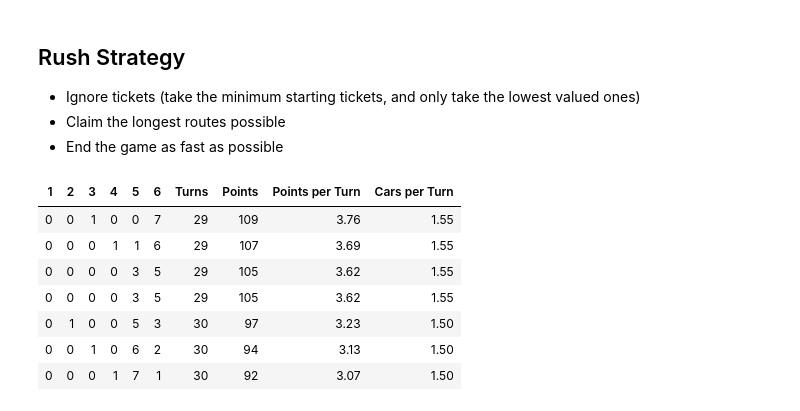
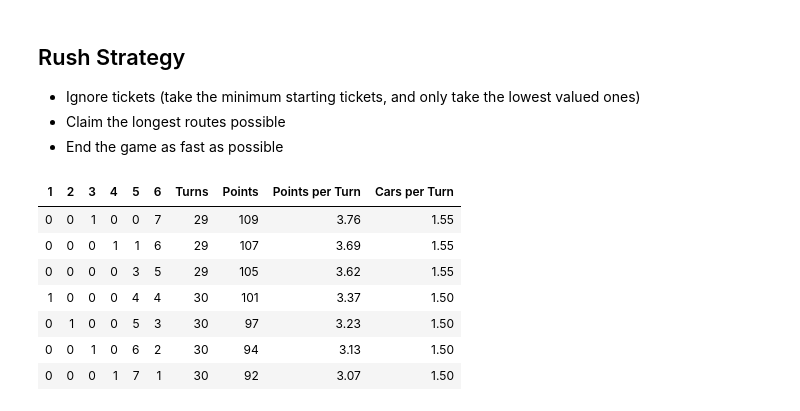
Before and after one commit to jbadlato/jbadlato.github.io, a Jupyter notebook: ticket-to-ride.ipynb, the cells around one changed output. Cells and saved outputs as stored; diff of their text form; code cells hidden in the pictures.

Commit message:
fix bug in rush table

```diff
--- a/ticket-to-ride.ipynb
+++ b/ticket-to-ride.ipynb
@@ -89,7 +89,7 @@ for number_of_sixroutes_allowed in reversed(range(1,8)):
     train_cars_remaining = TOTAL_TRAIN_CARS
     sixroutes_remaining = number_of_sixroutes_allowed
     while train_cars_remaining > 0:
-        if train_cars_remaining <= 6:
+        if train_cars_remaining <= 5:
             routes_claimed_set[train_cars_remaining] += 1
             train_cars_remaining = 0
             continue
@@ -99,34 +99,34 @@ for number_of_sixroutes_allowed in reversed(range(1,8)):
             train_cars_remaining -= 6
             continue
         routes_claimed_set[5] += 1
         train_cars_remaining -= 5
     routes_claimed_sets.append(routes_claimed_set)
 
 RUSH_MOVESETS = pd.DataFrame(routes_claimed_sets)
 RUSH_MOVESETS["Turns"] = sum(
         [RUSH_MOVESETS[rte_length] * ROUTE_LENGTHS.loc[ROUTE_LENGTHS["Cars"] == rte_length, "Total Turns to Claim"].iloc[0] for rte_length in range(1,7)]
     ) - STARTING_CARS/CARS_PER_TURN
 RUSH_MOVESETS["Points"] = sum(
         [RUSH_MOVESETS[rte_length] * ROUTE_LENGTHS.loc[ROUTE_LENGTHS["Cars"] == rte_length, "Points"].iloc[0] for rte_length in range(1,7)]
     )
 RUSH_MOVESETS["Points per Turn"] = RUSH_MOVESETS["Points"] / RUSH_MOVESETS["Turns"]
 RUSH_MOVESETS["Cars per Turn"] = TOTAL_TRAIN_CARS / RUSH_MOVESETS["Turns"]
 
 def set_style(styler):
     styler.background_gradient(cmap=sns.light_palette("seagreen", as_cmap=True).reversed(), subset=["Turns"])
     styler.background_gradient(cmap=sns.light_palette("seagreen", as_cmap=True), subset=["Points", "Points per Turn", "Cars per Turn"])
     styler.hide(axis=0) # Hides index column
     styler.format(precision=2)
     styler.format(precision=0, subset=["Turns"])
     return styler
 
 RUSH_MOVESETS.style.pipe(set_style)
 # %% [output]
 | 1 | 2 | 3 | 4 | 5 | 6 | Turns | Points | Points per Turn | Cars per Turn |
 | 0 | 0 | 1 | 0 | 0 | 7 | 29 | 109 | 3.76 | 1.55 |
 | 0 | 0 | 0 | 1 | 1 | 6 | 29 | 107 | 3.69 | 1.55 |
 | 0 | 0 | 0 | 0 | 3 | 5 | 29 | 105 | 3.62 | 1.55 |
-| 0 | 0 | 0 | 0 | 3 | 5 | 29 | 105 | 3.62 | 1.55 |
+| 1 | 0 | 0 | 0 | 4 | 4 | 30 | 101 | 3.37 | 1.50 |
 | 0 | 1 | 0 | 0 | 5 | 3 | 30 | 97 | 3.23 | 1.50 |
 | 0 | 0 | 1 | 0 | 6 | 2 | 30 | 94 | 3.13 | 1.50 |
 | 0 | 0 | 0 | 1 | 7 | 1 | 30 | 92 | 3.07 | 1.50 |
```
